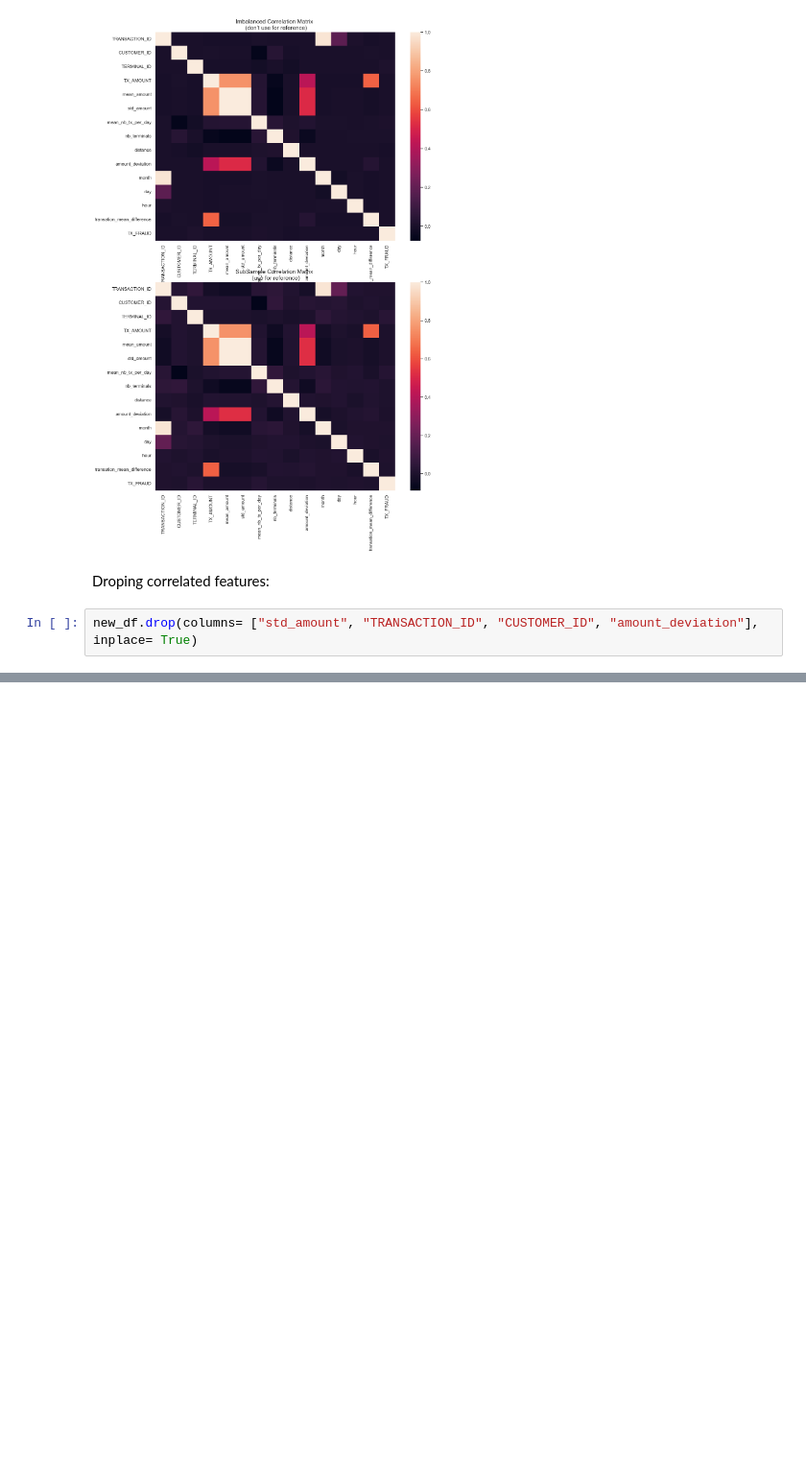
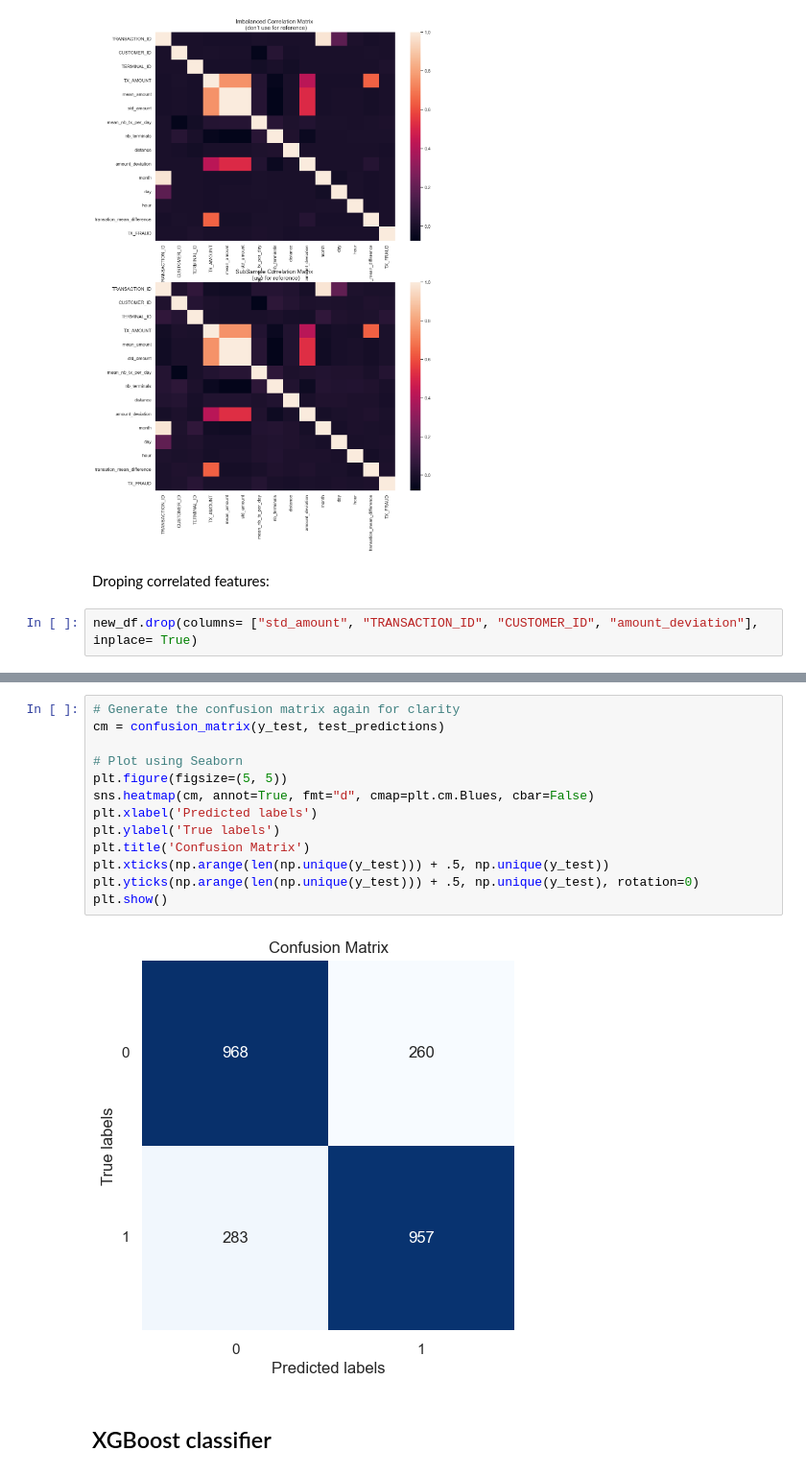
Before and after one commit to JuanS286/CreditCardFraudDetection, a Jupyter notebook: CreditCardFraudDetection.ipynb, the cells around one changed output, grey strips where cells are left out. Shown at 96% size. Saved outputs shown, nothing was run; the diff lists cells and outputs as text; blank space fills up the shorter version.

```diff
--- a/CreditCardFraudDetection.ipynb
+++ b/CreditCardFraudDetection.ipynb
@@ -1220,0 +1366,17 @@ ax2.legend(handles=[blue_patch, red_patch])
+# %%
+# Generate the confusion matrix again for clarity
+cm = confusion_matrix(y_test, test_predictions)
+
+# Plot using Seaborn
+plt.figure(figsize=(5, 5))
+sns.heatmap(cm, annot=True, fmt="d", cmap=plt.cm.Blues, cbar=False)
+plt.xlabel('Predicted labels')
+plt.ylabel('True labels')
+plt.title('Confusion Matrix')
+plt.xticks(np.arange(len(np.unique(y_test))) + .5, np.unique(y_test))
+plt.yticks(np.arange(len(np.unique(y_test))) + .5, np.unique(y_test), rotation=0)
+plt.show()
+# %% [output]
+[figure, added]
+# %% [markdown]
+## XGBoost classifier
```
Also changed, not shown: parts of 19 cells of this notebook.
